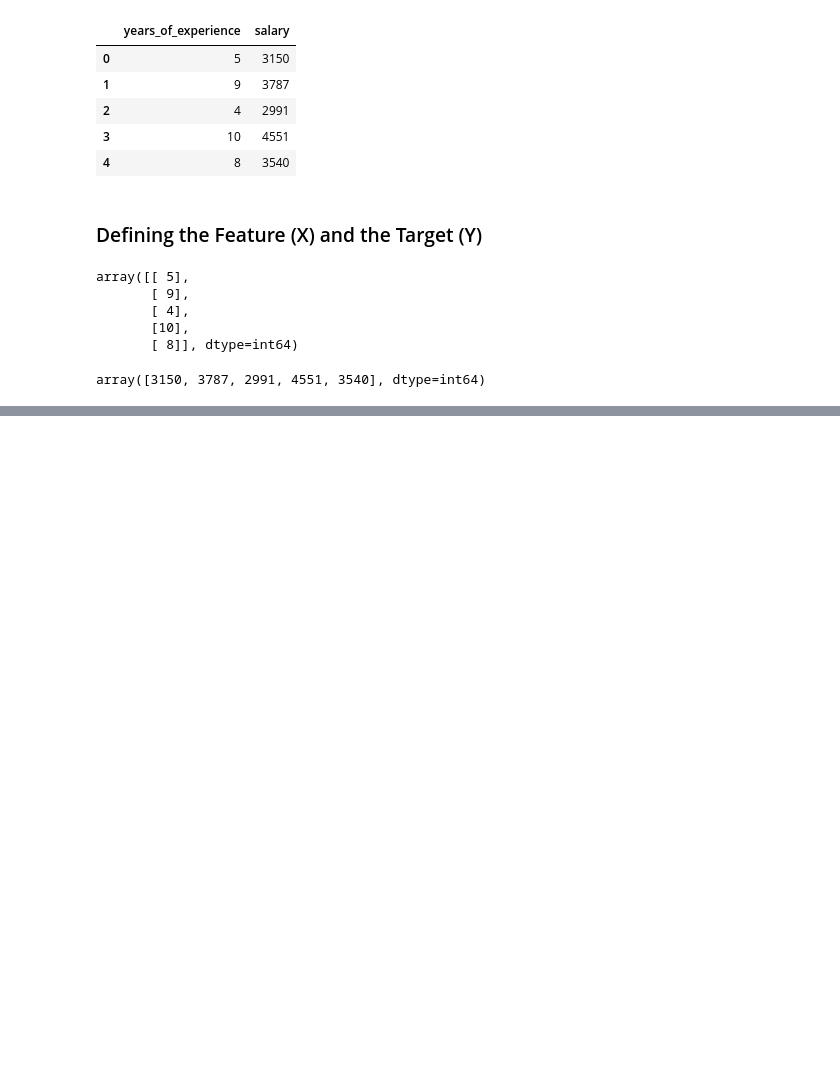
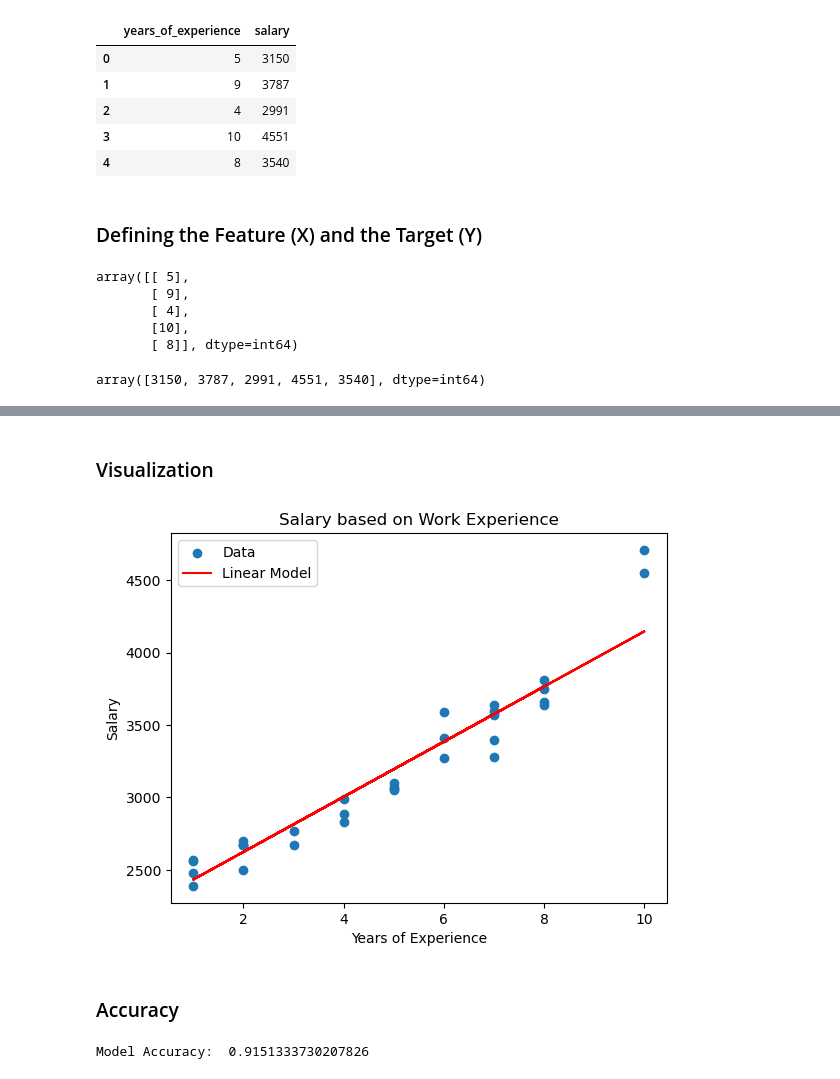
Before and after one commit to markdhareal/linear-regression-models, a Jupyter notebook: notebook/linear-regression.ipynb, the cells around one changed output, grey strips where cells are left out. Saved outputs shown, nothing was run; the diff lists cells and outputs as text; code cells hidden in the pictures; blank space fills up the shorter version.

```diff
--- a/notebook/linear-regression.ipynb
+++ b/notebook/linear-regression.ipynb
@@ -40,0 +70,3 @@ array([3150, 3787, 2991, 4551, 3540], dtype=int64)
+# %%
+prediction = linear_regression_model.predict(x_test)
+prediction
@@ -40,0 +83,19 @@ array([3150, 3787, 2991, 4551, 3540], dtype=int64)
+# %% [markdown]
+### Visualization
+# %%
+plt.title('Salary based on Work Experience')
+plt.xlabel('Years of Experience')
+plt.ylabel('Salary')
+plt.scatter(x_test,y_test, label='Data')
+plt.plot(x_test,prediction, label='Linear Model', color='red')
+plt.legend(loc='upper left')
+plt.show()
+# %% [output]
+[figure, added]
+# %% [markdown]
+### Accuracy
+# %%
+accuracy = r2_score(y_test, prediction)
+print('Model Accuracy: ', accuracy)
+# %% [output]
+Model Accuracy:  0.9151333730207826
```
Also changed, not shown: parts of 11 cells of this notebook.
